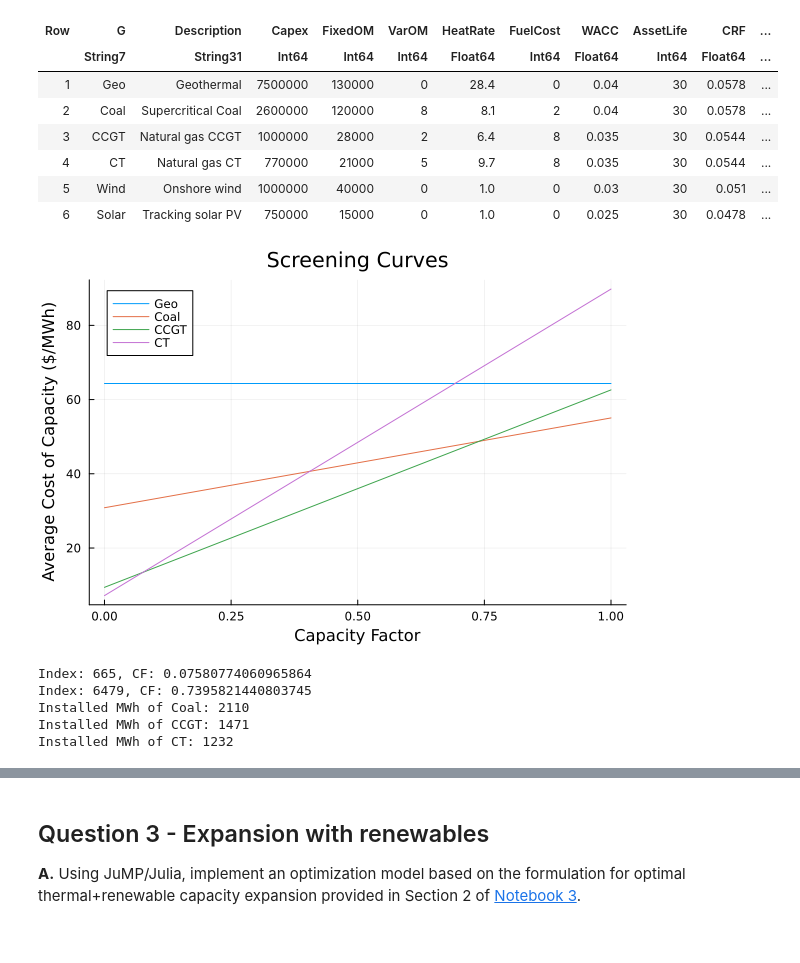
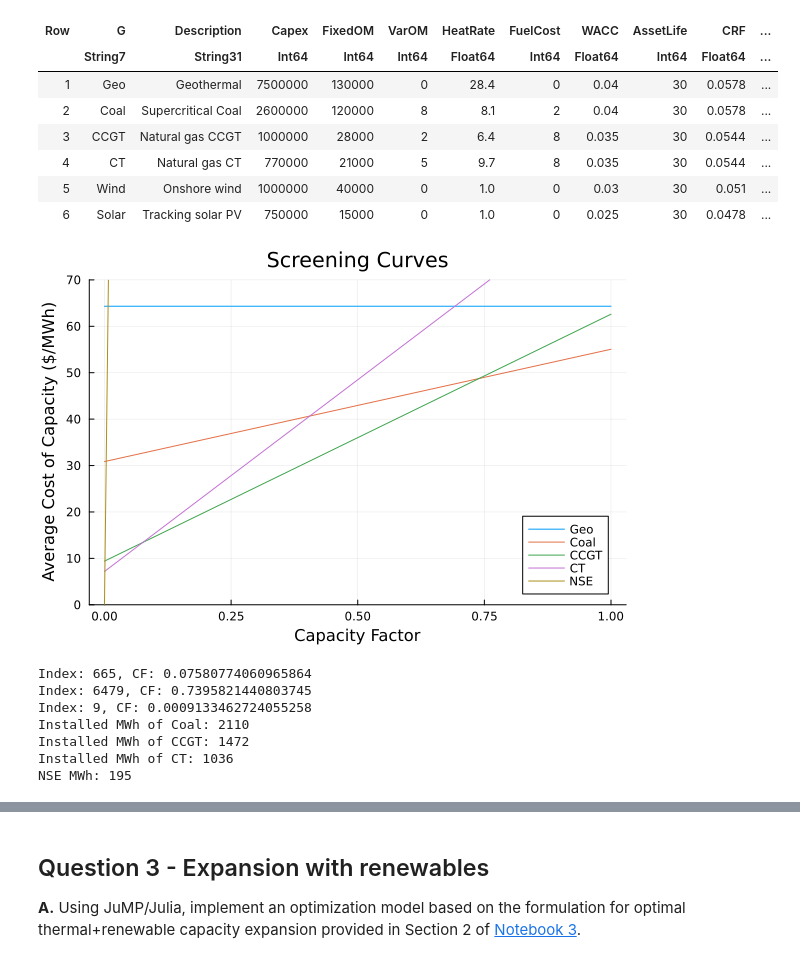
Before and after one commit to Mayah-C/power-systems-optimization, a Jupyter notebook: Homeworks/Homework-02.ipynb, the cells around one changed output, grey strips where cells are left out. Saved outputs shown, nothing was run; the diff lists cells and outputs as text; code cells hidden in the pictures.

```diff
--- a/Homeworks/Homework-02.ipynb
+++ b/Homeworks/Homework-02.ipynb
@@ -172,8 +174,9 @@ Tip: round your solutions for the crossover hour between each technology to the
 
 # calculate the screening curve for each generator
 cf = range(0,1,length=8760)
-plot()  # Initialize an empty plot
+plot()  # initialize an empty plot
 
+# loop through each generator and calculate the screening curve, then plot it
 for g in G
     fixed_cost = generators[generators.G.==g,:FixedCost][1] # rescale fixed cost
     fixed_cost_normalized = (fixed_cost) ./ 8760  # rescale fixed cost to $/MWh
@@ -182,6 +185,13 @@ for g in G
     plot!(cf, screening_curve, label=string(g))
 end
 
+# add NSE to the screening curve plot
+
+screening_NSE = NSECost .* cf
+plot!(cf, screening_NSE, label="NSE")
+
+xlims!(0,1)
+ylims!(0,70)
 title!("Screening Curves")
 xaxis!("Capacity Factor")
 yaxis!("Average Cost of Capacity (\$/MWh)")
@@ -224,7 +256,7 @@ Installed MWh of CT: 1232
 **C.** Now change the fuel cost of natural gas to \$8.00/MMBtu, recalculate the variable cost of CCGTs and CTs, and solve again for the optimal generation capacity mix. Describe what changes in your capacity results and what doesn't, and provide an explanation.
 # %%
 # create a copy of the generators DataFrame to modify for the new fuel costs
-new_generators = generators
+new_generators = copy(generators)
 
 # update the fuel costs for CCGT and CT to $8/MWh
 new_generators[new_generators.G.=="CCGT",:FuelCost] .= 8.0
@@ -249,21 +281,24 @@ new_generators
 # %%
 # do the same screening curve analysis with the new variable costs to find the new intersection point and new installed capacity of CCGT and CT
 cf = range(0,1,length=8760)
 plot()  # Initialize an empty plot
 
 for g in G
     fixed_cost = new_generators[new_generators.G.==g,:FixedCost][1] # rescale fixed cost
     fixed_cost_normalized = (fixed_cost) ./ 8760  # rescale fixed cost to $/MWh
     var_cost = new_generators[new_generators.G.==g,:VarCost][1] # already in $/MWh
-    screening_curve = var_cost .* cf .+ fixed_cost_normalized # $/MWh
-    plot!(cf, screening_curve, label=string(g))
+    new_screening_curve = var_cost .* cf .+ fixed_cost_normalized # $/MWh
+    plot!(cf, new_screening_curve, label=string(g))
 end
+
+plot!(cf,screening_NSE, label="NSE")
+ylims!(0,70)
 
 title!("Screening Curves")
 xaxis!("Capacity Factor")
 yaxis!("Average Cost of Capacity (\$/MWh)")
 # %% [output]
-[figure, old version]
+[figure, new version]
 # %%
 # do the analysis to find the new intersection point of the screening curves for CCGT and CT
 # collect the values of the screening curve over the range of CCGT for CT
@@ -300,20 +335,33 @@ for i in 1:length(cf)
     end
 end
 
+# find the first index and CF where NSE < CT
+cf_idx3 = 0
+for i in 1:length(cf)
+    if screening_NSE[i] > new_screening_CT[i]
+        cf_idx3 = i
+        println("Index: $i, CF: $(cf[i])")
+        break
+    end
+end
 
 load_duration_curve = sort(demand.Demand, rev=true)
-new_installed_MWh_coal = load_duration_curve[cf2_idx] # this is the load at the intersection of the screening curves
-new_installed_MWh_CCGT = load_duration_curve[cf_idx] - new_installed_MWh_coal# this is the load at the intersection of the screening curves
-new_installed_MWh_CT = maximum(load_duration_curve) - load_duration_curve[cf_idx]  # this is the load at the intersection of the screening curves
+new_installed_MWh_coal = load_duration_curve[cf2_idx-1] # this is the load at the intersection of the screening curves
+new_installed_MWh_CCGT = load_duration_curve[cf_idx-1] - new_installed_MWh_coal# this is the load at the intersection of the screening curves
+new_installed_MWh_CT = load_duration_curve[cf_idx3-1] - new_installed_MWh_CCGT - new_installed_MWh_coal  # this is the load at the intersection of the screening curves
+new_NSE_WWh = maximum(load_duration_curve) - new_installed_MWh_CT - new_installed_MWh_CCGT - new_installed_MWh_coal  # this is the load at the intersection of the screening curves
 println("Installed MWh of Coal: $new_installed_MWh_coal")
 println("Installed MWh of CCGT: $new_installed_MWh_CCGT")
 println("Installed MWh of CT: $new_installed_MWh_CT")
+println("NSE MWh: $new_NSE_WWh")
 # %% [output]
 Index: 665, CF: 0.07580774060965864
 Index: 6479, CF: 0.7395821440803745
+Index: 9, CF: 0.0009133462724055258
 Installed MWh of Coal: 2110
-Installed MWh of CCGT: 1471
-Installed MWh of CT: 1232
+Installed MWh of CCGT: 1472
+Installed MWh of CT: 1036
+NSE MWh: 195
 # %%
 # check with optimize solver
 NSECost = 9000 # $/MW-year
```
Also changed, not shown: parts of 21 cells of this notebook, 5 other files.
